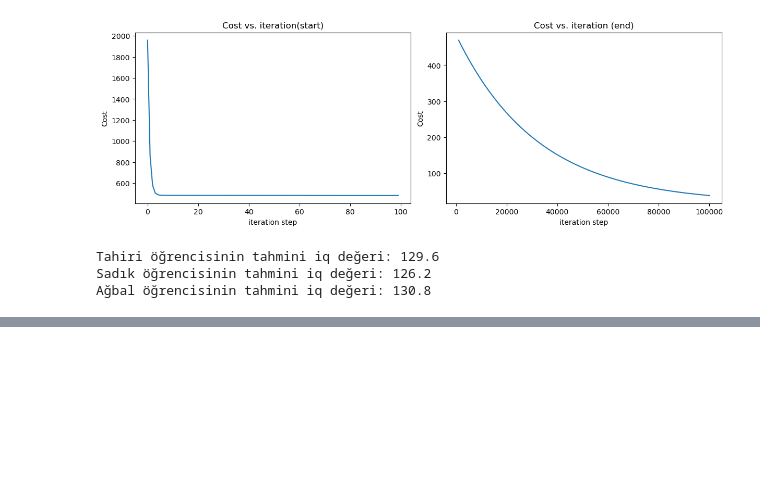
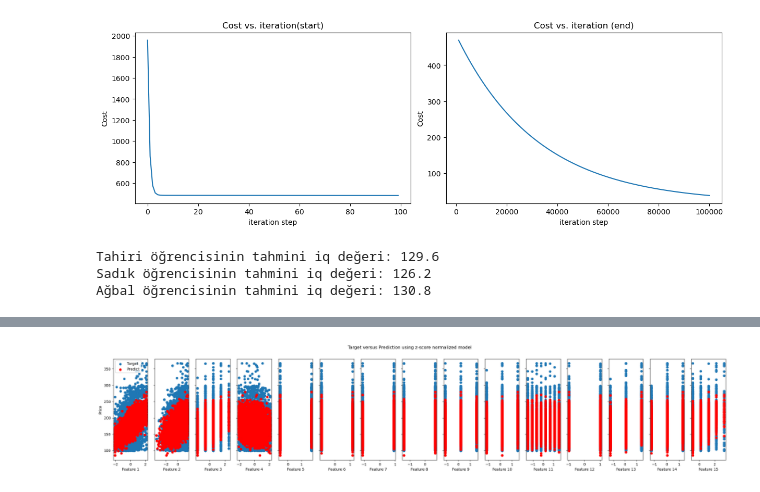
Before and after one commit to Tahir1072a/Phyton_Dersleri, a Jupyter notebook: 001_LinearRegression.ipynb, the cells around one changed output, grey strips where cells are left out. Cells and saved outputs as stored; diff of their text form; code cells hidden in the pictures; blank space fills up the shorter version.

```diff
--- a/001_LinearRegression.ipynb
+++ b/001_LinearRegression.ipynb
@@ -131,0 +332,19 @@ Ağbal öğrencisinin tahmini iq değeri: 130.8
+# %%
+y_pred = sgdr.predict(x_norm)  # y_pred dizinizi uygun bir tahmin dizisi ile değiştirin
+
+# Grafik ayarları
+fig, ax = plt.subplots(1, 15, figsize=(30, 5), sharey=True)  # Genişliği artırarak görünümü iyileştiriyoruz
+
+# Her özellik için scatter plot
+for i in range(15):
+    ax[i].scatter(x_norm[:, i], Y_train, label='Target')
+    ax[i].scatter(x_norm[:, i], y_pred, color="red", label='Predict')
+    ax[i].set_xlabel(f"Feature {i+1}")
+
+# Ortak Y ekseni etiketi ve başlık
+ax[0].set_ylabel("Price")
+ax[0].legend()
+fig.suptitle("Target versus Prediction using z-score normalized model")
+plt.show()
+# %% [output]
+[figure, added]
```
Also changed, not shown: parts of 14 cells of this notebook, 2 other files.
